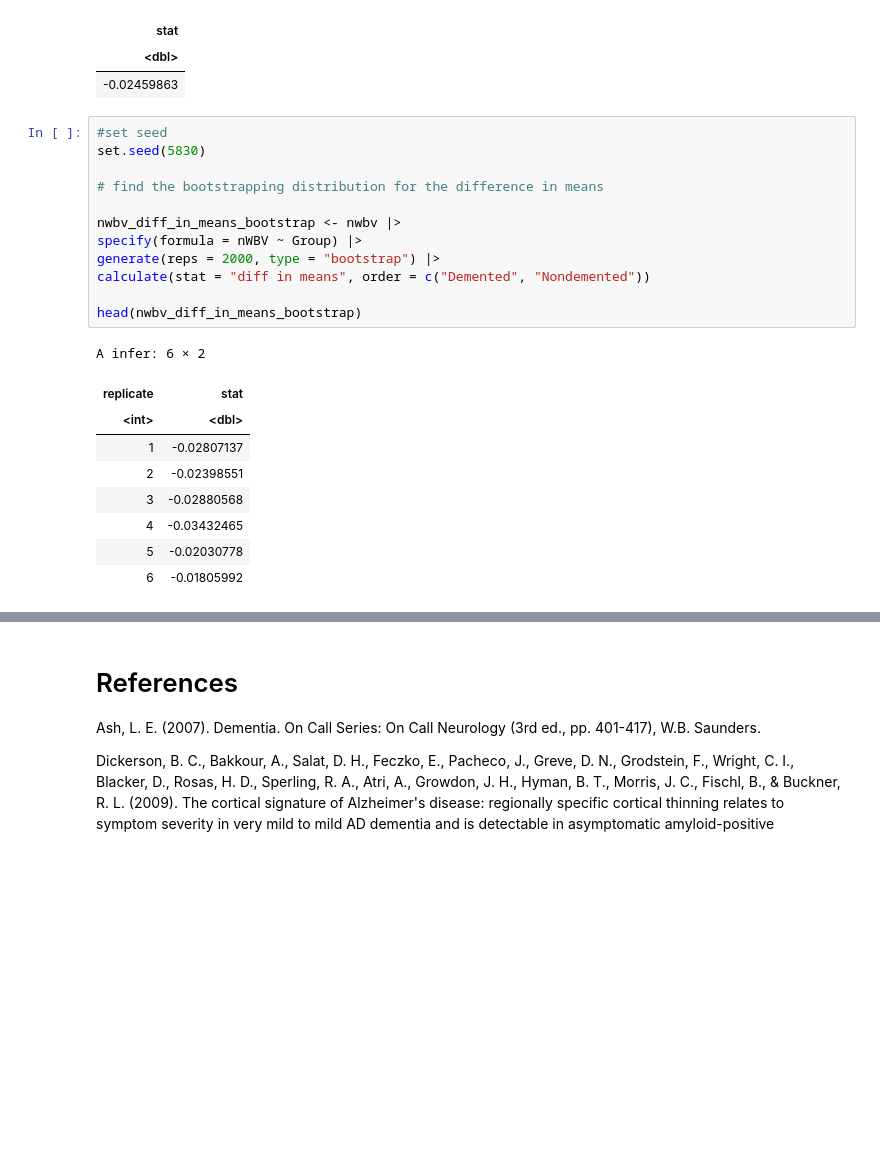
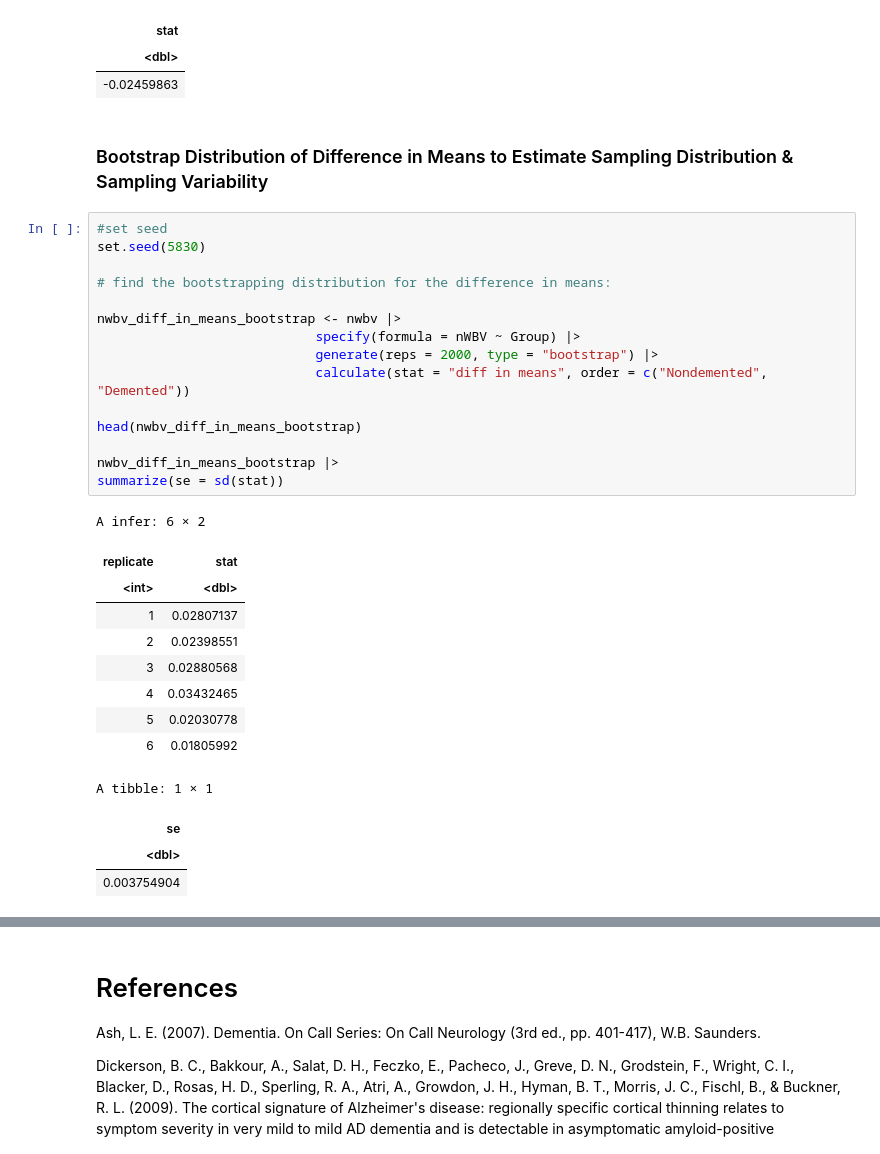
Before and after one commit to yuwangy/alzheimer_analysis, a Jupyter notebook: Project_Proposal_3.ipynb, the cells around one changed output, grey strips where cells are left out. Saved outputs shown, nothing was run; the diff lists cells and outputs as text; blank space fills up the shorter version.

```diff
--- a/Project_Proposal_3.ipynb
+++ b/Project_Proposal_3.ipynb
@@ -207,25 +234,34 @@ A infer: 1 × 1
 | stat |
 | <dbl> |
 | -0.02459863 |
+# %% [markdown]
+### Bootstrap Distribution of Difference in Means to Estimate Sampling Distribution & Sampling Variability
 # %%
 #set seed
 set.seed(5830)
 
-# find the bootstrapping distribution for the difference in means
+# find the bootstrapping distribution for the difference in means:
 
 nwbv_diff_in_means_bootstrap <- nwbv |>
-specify(formula = nWBV ~ Group) |>
-generate(reps = 2000, type = "bootstrap") |>
-calculate(stat = "diff in means", order = c("Demented", "Nondemented"))
+                            specify(formula = nWBV ~ Group) |>
+                            generate(reps = 2000, type = "bootstrap") |>
+                            calculate(stat = "diff in means", order = c("Nondemented", "Demented"))
 
 head(nwbv_diff_in_means_bootstrap)
+
+nwbv_diff_in_means_bootstrap |>
+summarize(se = sd(stat))
 # %% [output]
 A infer: 6 × 2
 | replicate | stat |
 | <int> | <dbl> |
-| 1 | -0.02807137 |
-| 2 | -0.02398551 |
-| 3 | -0.02880568 |
-| 4 | -0.03432465 |
-| 5 | -0.02030778 |
-| 6 | -0.01805992 |
+| 1 | 0.02807137 |
+| 2 | 0.02398551 |
+| 3 | 0.02880568 |
+| 4 | 0.03432465 |
+| 5 | 0.02030778 |
+| 6 | 0.01805992 |
+A tibble: 1 × 1
+| se |
+| <dbl> |
+| 0.003754904 |
```
Also changed, not shown: parts of 18 cells of this notebook.
